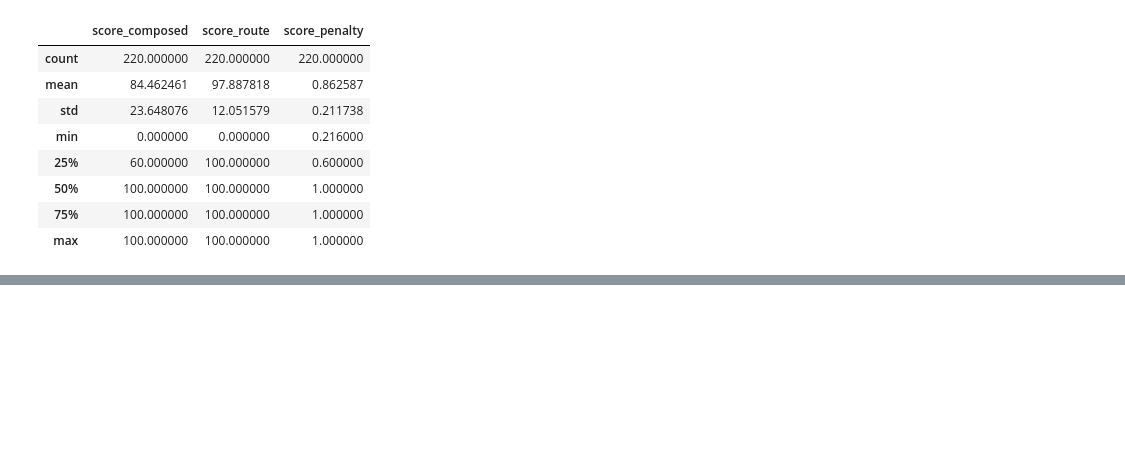
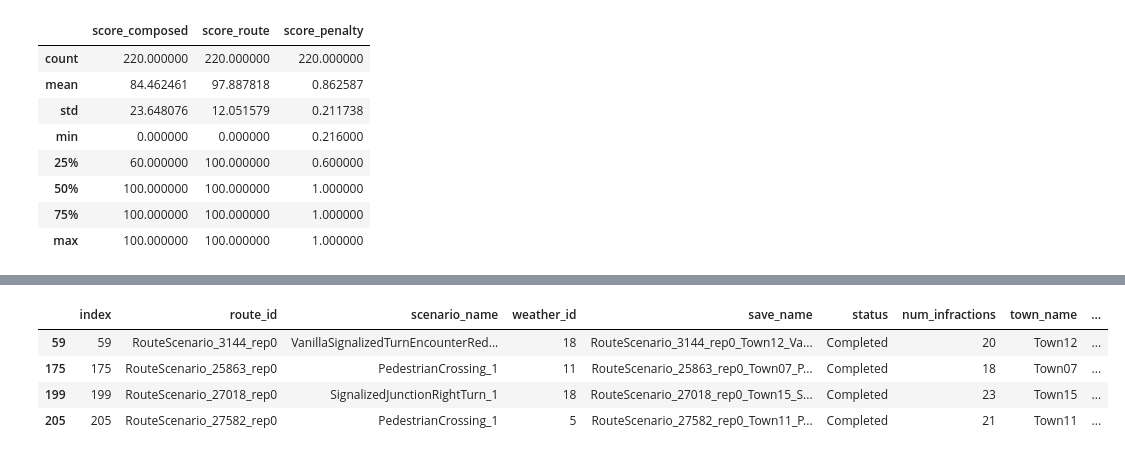
Before and after one commit to HesteBjorn/master-NAP-lab-autonomous-driving, a Jupyter notebook: own_code/bench2drive_results_exploration.ipynb, the cells around one changed output, grey strips where cells are left out. Saved outputs shown, nothing was run; the diff lists cells and outputs as text; code cells hidden in the pictures; blank space fills up the shorter version.

```diff
--- a/own_code/bench2drive_results_exploration.ipynb
+++ b/own_code/bench2drive_results_exploration.ipynb
@@ -230,0 +330,8 @@ Most collisions:
+# %%
+routes[routes["inf_red_light"]>0]
+# %% [output]
+|  | index | route_id | scenario_name | weather_id | save_name | status | num_infractions | town_name | ... |
+| 59 | 59 | RouteScenario_3144_rep0 | VanillaSignalizedTurnEncounterRed... | 18 | RouteScenario_3144_rep0_Town12_Va... | Completed | 20 | Town12 | ... |
+| 175 | 175 | RouteScenario_25863_rep0 | PedestrianCrossing_1 | 11 | RouteScenario_25863_rep0_Town07_P... | Completed | 18 | Town07 | ... |
+| 199 | 199 | RouteScenario_27018_rep0 | SignalizedJunctionRightTurn_1 | 18 | RouteScenario_27018_rep0_Town15_S... | Completed | 23 | Town15 | ... |
+| 205 | 205 | RouteScenario_27582_rep0 | PedestrianCrossing_1 | 5 | RouteScenario_27582_rep0_Town11_P... | Completed | 21 | Town11 | ... |
```
Also changed, not shown: parts of 9 cells of this notebook.
